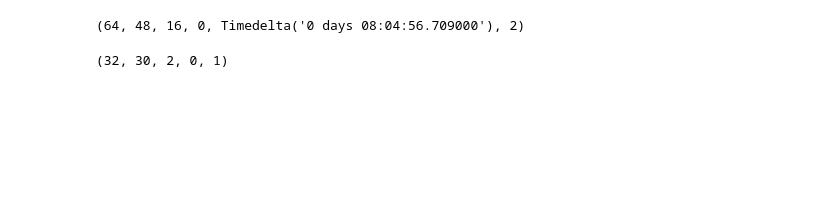
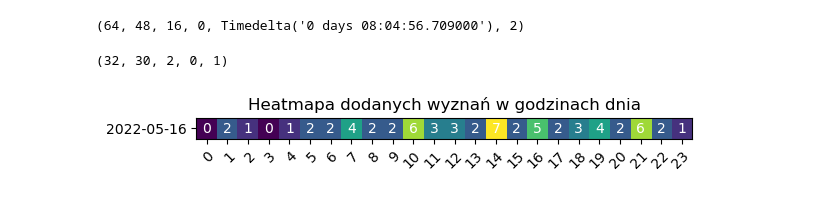
Before and after one commit to cymruu/amw_stats, a Jupyter notebook: docker-stats/stats.ipynb, the cells around one changed output. Cells and saved outputs as stored; diff of their text form; code cells hidden in the pictures; blank space fills up the shorter version.

Commit message:
hour distribution (#9)

```diff
--- a/docker-stats/stats.ipynb
+++ b/docker-stats/stats.ipynb
@@ -211,6 +211,44 @@ replies_removed = actions[actions['type'] == 7]['_id_x'].count()
 replies_added, replies_accepted, replies_declined, replies_waiting, replies_removed
 # %% [output]
 (32, 30, 2, 0, 1)
+# %%
+heatmap = confessions['_id'].groupby([confessions['createdAt'].dt.date, confessions['createdAt'].dt.hour])
+# %%
+def get_count_for_date_and_hour(date,hour):
+    try:
+        df = heatmap.get_group((date,hour))
+    except KeyError:
+        return 0
+    return df.count()
+
+heatmap_days = pd.unique(heatmap.keys[0])
+heatmap_hours = pd.array([*range(0,24)])
+
+data_array = np.array([[get_count_for_date_and_hour(d,h) for h in heatmap_hours] for d in heatmap_days])
+
+fig, ax = plot.subplots()
+im = ax.imshow(data_array)
+
+# Show all ticks and label them with the respective list entries
+ax.set_xticks(np.arange(len(heatmap_hours)), labels=heatmap_hours)
+ax.set_yticks(np.arange(len(heatmap_days)), labels=heatmap_days)
+
+# Rotate the tick labels and set their alignment.
+plot.setp(ax.get_xticklabels(), rotation=45, ha="right",
+         rotation_mode="anchor")
+
+# Loop over data dimensions and create text annotations.
+for i in range(len(heatmap_days)):
+    for j in range(len(heatmap_hours)):
+        text = ax.text(j, i, get_count_for_date_and_hour(heatmap_days[i], heatmap_hours[j]),
+                       ha="center", va="center", color="w")
+
+ax.set_title("Heatmapa ilości dodanych wyznań w godzinach danego dnia")
+plot.savefig(f'{results_path}/hour_distribution_heatmap.png',
+             bbox_inches='tight')
+plot.show()
+# %% [output]
+[figure, added]
 # %%
 f = open(f"./{results_path}/result_text.txt", "w")
 since = os.getenv('SINCE')
```
Also changed, not shown: parts of 3 cells of this notebook, 1 other file.
